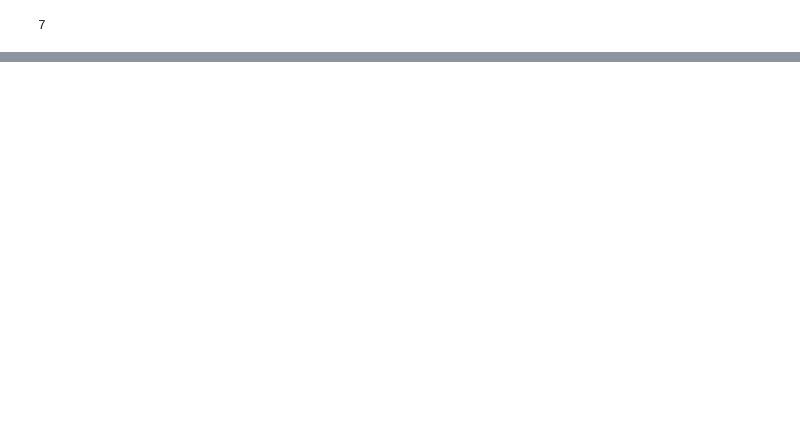
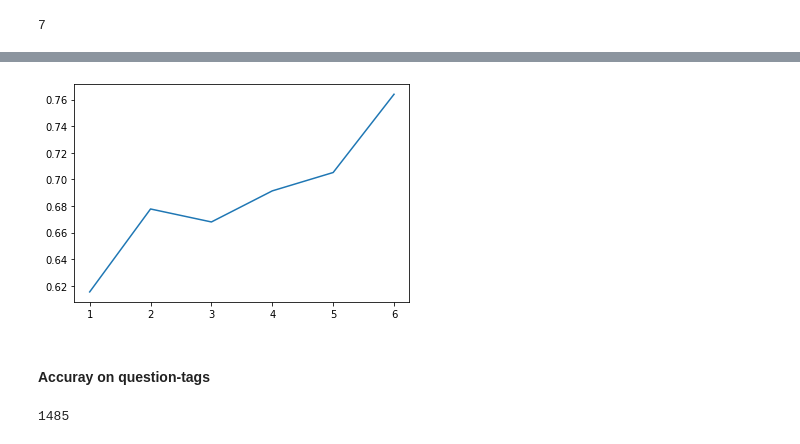
Before and after one commit to Yongliang-Shi/riiid_answer_correctness_prediction, a Jupyter notebook: feature_engineering.ipynb, the cells around one changed output, grey strips where cells are left out. Drawn from its saved outputs; the diff is of its cells as text; code cells hidden in the pictures; blank space fills up the shorter version.

```diff
--- a/feature_engineering.ipynb
+++ b/feature_engineering.ipynb
@@ -358,0 +349,9 @@ part_stats
+# %%
+# Compute the accuracy on eveary part
+
+tagcount_stats = train.groupby('tag_count').answered_correctly.agg(['mean', 'count', 'std', 'median', 'skew'])
+
+tagcount_stats.columns = ['mean_tagcount_accuracy', 'num_questions', 'std_tagcount_accuracy',
+                          'median_tagcount_accuracy', 'skew_tagcount_accuracy']
+
+tagcount_stats
@@ -358,0 +367,7 @@ part_stats
+# %%
+x = [1,2,3,4,5,6]
+y = tagcount_stats.mean_tagcount_accuracy
+plt.plot(x, y)
+plt.show()
+# %% [output]
+[figure, added]
@@ -358,0 +377,7 @@ part_stats
+# %% [markdown]
+#### Accuray on question-tags
+# %%
+# Count how many unique question-tags in the dataset
+train.tags.nunique()
+# %% [output]
+1485
```
Also changed, not shown: parts of 15 cells of this notebook.
